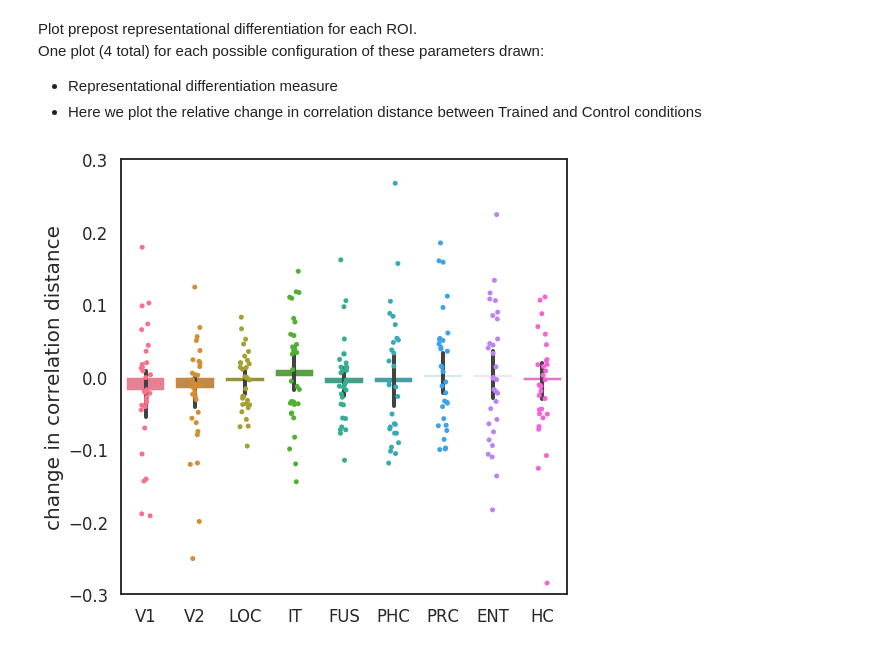
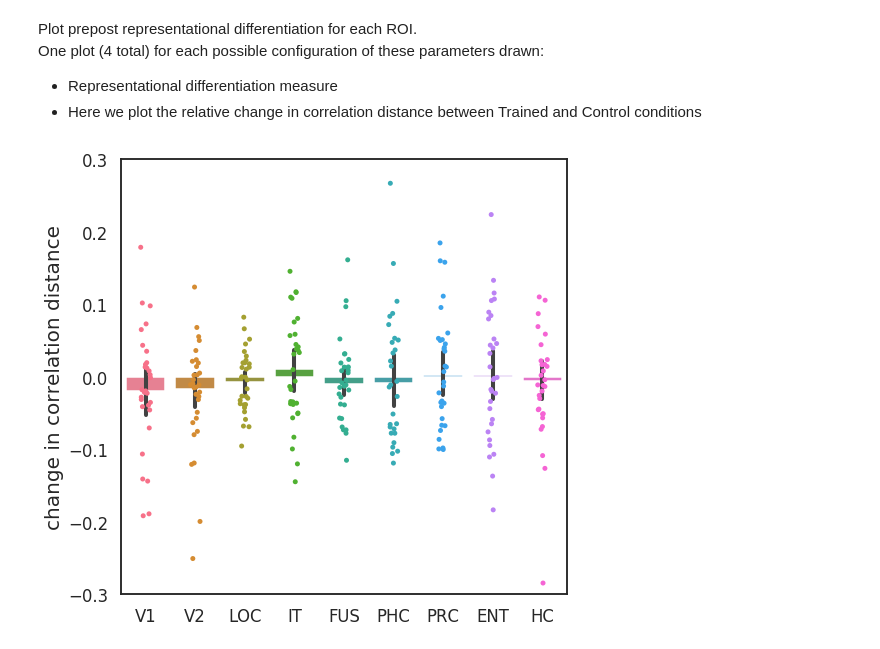
Before and after one commit to cogtoolslab/neurosketch, a Jupyter notebook: ipynb/golden/1_recog_prepost_RSA.ipynb, the cells around one changed output. Drawn from its saved outputs; the diff is of its cells as text; code cells hidden in the pictures.

Commit message:
minor to golden notebook 1 plotting cell

```diff
--- a/ipynb/golden/1_recog_prepost_RSA.ipynb
+++ b/ipynb/golden/1_recog_prepost_RSA.ipynb
@@ -189,31 +189,32 @@ D = D[D['condition']=='difference']
 # %%
 ## Effect of Training on Representational DISTANCE:
 ## Are representational distances between object categories after training compared to our control?
 ## Change in Representational DISTANCE: YES if Trained reliably more positive than Control
 
 import scipy
 def trimmean(x,prop_cut = 0.1):
     return scipy.stats.trim_mean(x,prop_cut)
 
 plt.figure(figsize=(8,8))
 sns.set_context('talk')
-sns.barplot(x='roi',
+
+p = sns.stripplot(x="roi",
+                    y="prepost_diff",
+                    palette='husl',
+                    data=D)
+
+b = sns.barplot(x='roi',
             y='prepost_diff',
             palette='husl',
             estimator=trimmean,
             ci=95,
             data=D)
-
-p1 = sns.stripplot(x="roi",
-                    y="prepost_diff",
-                    palette='husl',
-                    data=D)
 
 plt.ylabel('change in correlation distance',fontsize=20)
 plt.xlabel('')
 plt.ylim(-0.3,0.3)
 
 plt.savefig(os.path.join(proj_dir, 'plots', nb_name,
                          'prepost_differentiation_by_roi_condition.pdf'))
 # %% [output]
-[figure, old version]
+[figure, new version]
```
